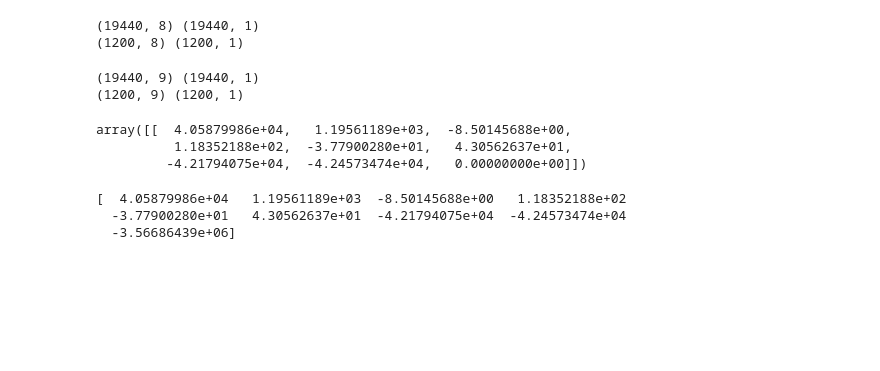
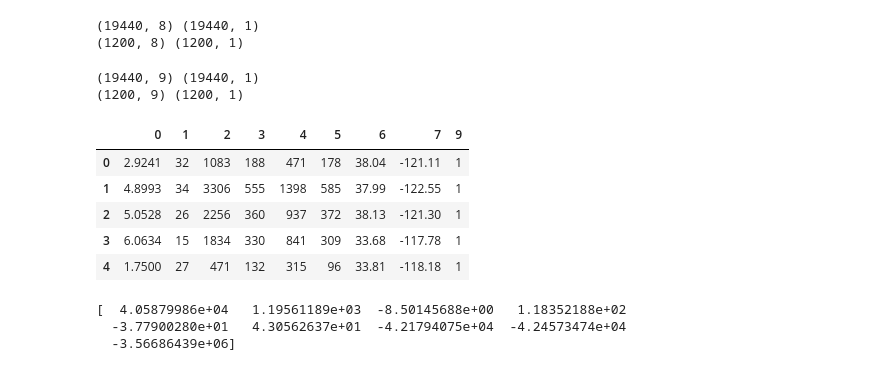
Before and after one commit to bllchmbrs/ml289, a Jupyter notebook: hw3/hw-submission.ipynb, the cells around one changed output. Cells and saved outputs as stored; diff of their text form; code cells hidden in the pictures; blank space fills up the shorter version.

```diff
--- a/hw3/hw-submission.ipynb
+++ b/hw3/hw-submission.ipynb
@@ -30,19 +31,19 @@ print(raw_x_validate.shape, raw_y_validate.shape)
 # %% [output]
 (19440, 9) (19440, 1)
 (1200, 9) (1200, 1)
+# %%
+raw_x_train.head()
+# %% [output]
+|  | 0 | 1 | 2 | 3 | 4 | 5 | 6 | 7 | 9 |
+| 0 | 2.9241 | 32 | 1083 | 188 | 471 | 178 | 38.04 | -121.11 | 1 |
+| 1 | 4.8993 | 34 | 3306 | 555 | 1398 | 585 | 37.99 | -122.55 | 1 |
+| 2 | 5.0528 | 26 | 2256 | 360 | 937 | 372 | 38.13 | -121.30 | 1 |
+| 3 | 6.0634 | 15 | 1834 | 330 | 841 | 309 | 33.68 | -117.78 | 1 |
+| 4 | 1.7500 | 27 | 471 | 132 | 315 | 96 | 33.81 | -118.18 | 1 |
 # %%
 X = raw_x_train.values
 y = raw_y_train.values
 x_val = raw_x_validate.values
 y_val = raw_y_validate.values
 w = np.zeros((1,8))
-# %%
-from sklearn.linear_model import LinearRegression
-reg = LinearRegression()
-reg.fit(X, y)
-reg.coef_
-# %% [output]
-array([[  4.05879986e+04,   1.19561189e+03,  -8.50145688e+00,
-          1.18352188e+02,  -3.77900280e+01,   4.30562637e+01,
-         -4.21794075e+04,  -4.24573474e+04,   0.00000000e+00]])
 # %%
```
Also changed, not shown: parts of 16 cells of this notebook.
